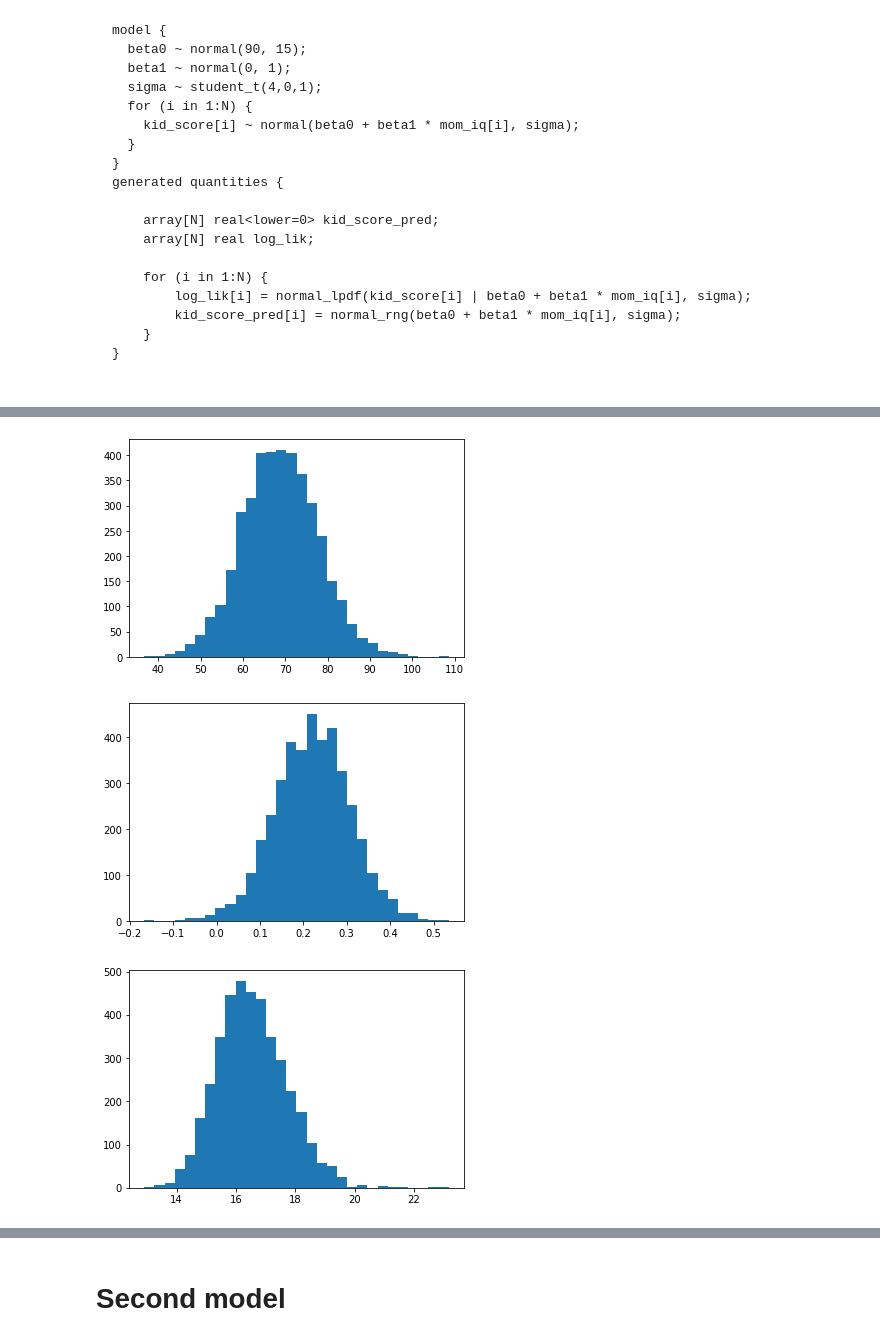
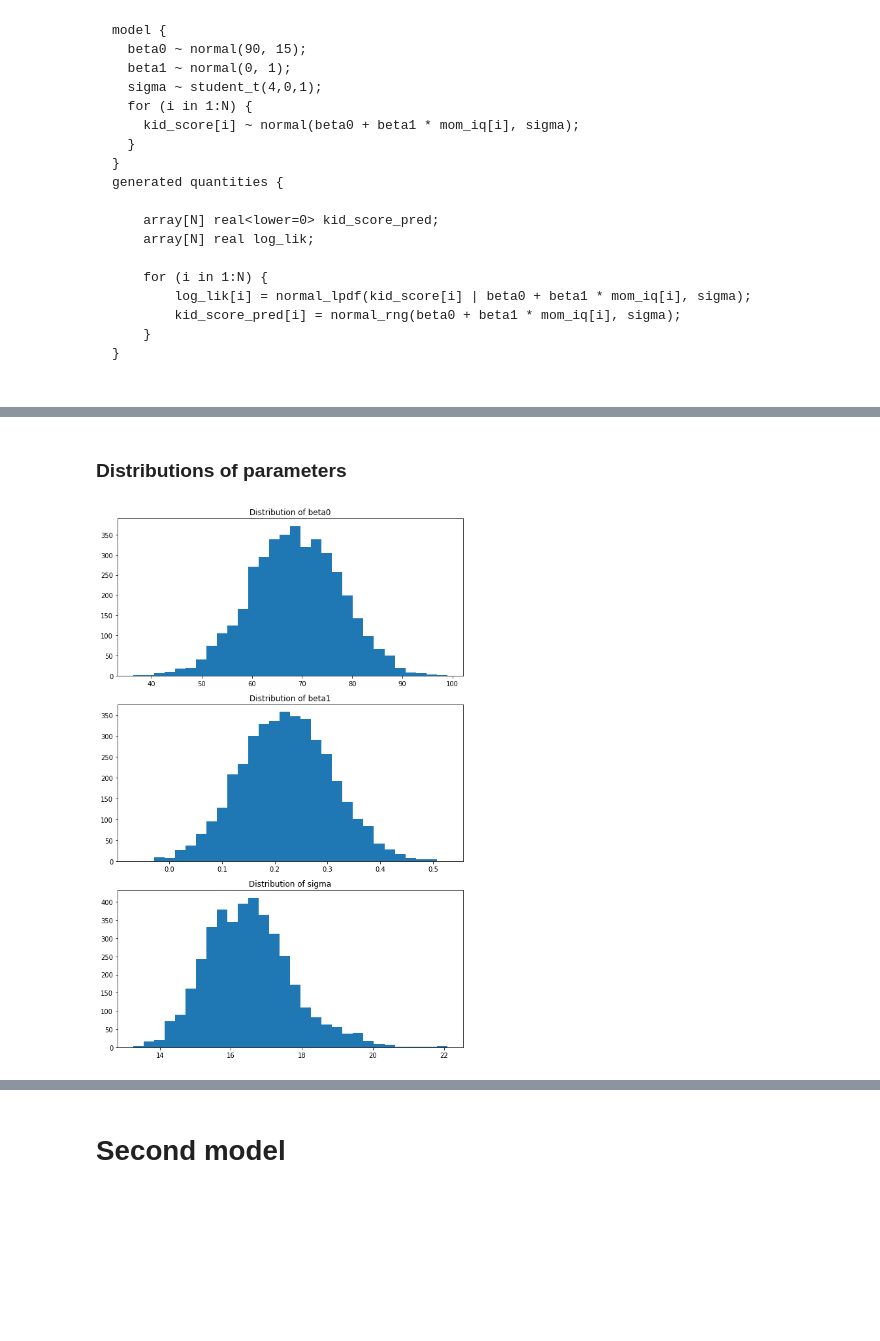
Before and after one commit to Sylwiam12/kidiq, a Jupyter notebook: kid_iq_FULL.ipynb, the cells around one changed output, grey strips where cells are left out. Drawn from its saved outputs; the diff is of its cells as text; code cells hidden in the pictures; blank space fills up the shorter version.

```diff
--- a/kid_iq_FULL.ipynb
+++ b/kid_iq_FULL.ipynb
@@ -367,18 +352,19 @@ print(yields_pred_means[1])
-# %%
-beta0 = model_1_fit.stan_variable("beta0")
-plt.hist(beta0, bins=30)
-plt.show()
-# %% [output]
-[figure, removed]
-# %%
-beta1 = model_1_fit.stan_variable("beta1")
-plt.hist(beta1, bins=30)
-plt.show()
-# %% [output]
-[figure, removed]
-# %%
-sigma = model_1_fit.stan_variable("sigma")
-plt.hist(sigma, bins=30)
-plt.show()
-# %% [output]
-[figure, removed]
+# %% [markdown]
+### Distributions of parameters
+# %%
+fig, axs = plt.subplots(3, 1, figsize=(8, 12))
+
+axs[0].hist(betas0, bins=30)
+axs[0].set_title("Distribution of beta0")
+
+axs[1].hist(betas1, bins=30)
+axs[1].set_title("Distribution of beta1")
+
+sigmas = model_1_fit.stan_variable("sigma")
+axs[2].hist(sigmas, bins=30)
+axs[2].set_title("Distribution of sigma")
+
+plt.tight_layout()
+plt.show()
+# %% [output]
+[figure, added]
```
Also changed, not shown: parts of 10 cells of this notebook.
